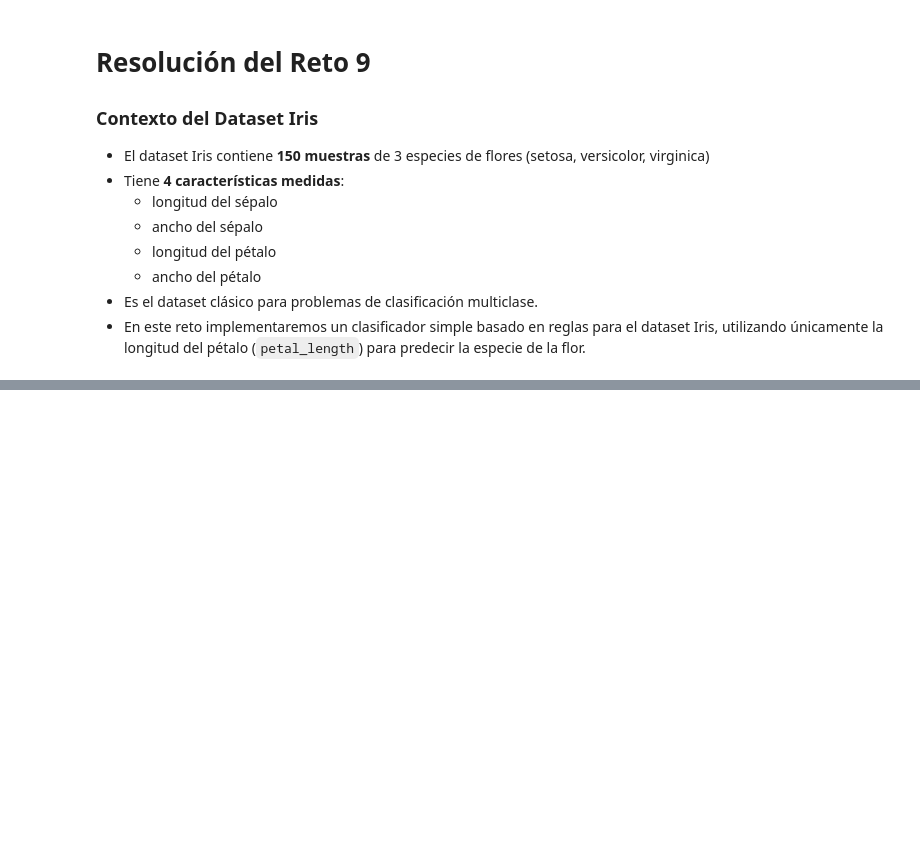
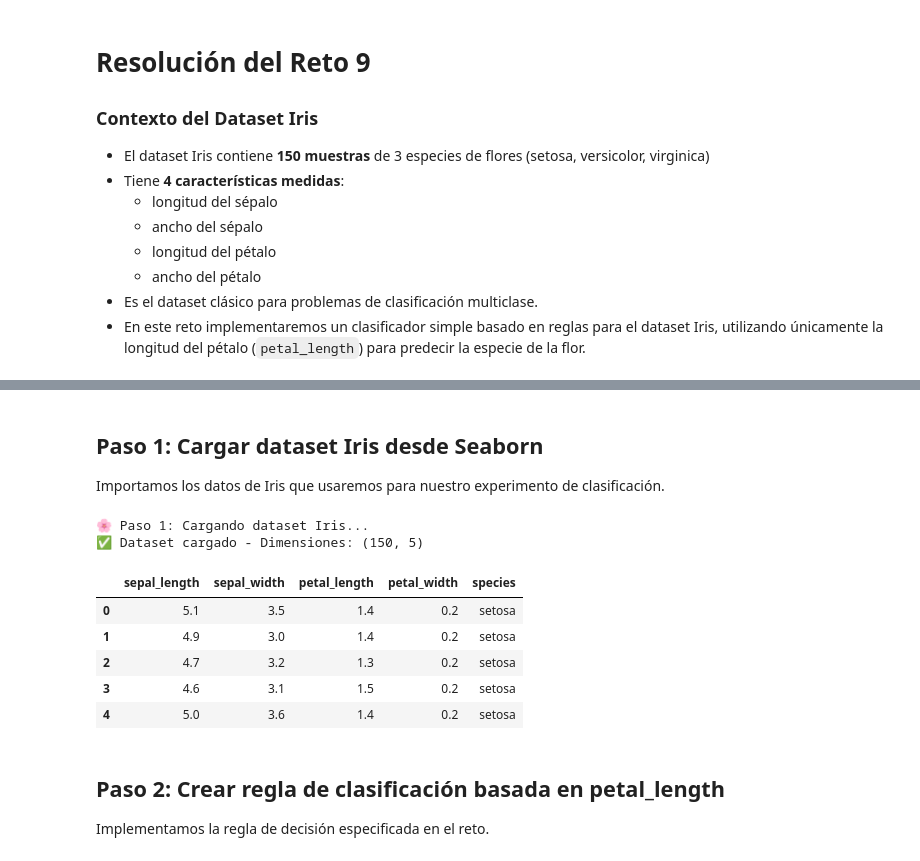
Before and after one commit to financieras/big_data, a Jupyter notebook: retos/reto_009.ipynb, the cells around one changed output, grey strips where cells are left out. Cells and saved outputs as stored; diff of their text form; code cells hidden in the pictures; blank space fills up the shorter version.

```diff
--- a/retos/reto_009.ipynb
+++ b/retos/reto_009.ipynb
@@ -224,0 +21,24 @@ precision_general = (df['prediccion'] == df['species']).mean()
+# %% [markdown]
+## **Paso 1: Cargar dataset Iris desde Seaborn**
+Importamos los datos de Iris que usaremos para nuestro experimento de clasificación.
+# %%
+# EJECUTA ESTE CÓDIGO PARA CARGAR IRIS
+print("🌸 Paso 1: Cargando dataset Iris...")
+import seaborn as sns
+import pandas as pd
+
+df = sns.load_dataset('iris')
+print(f"✅ Dataset cargado - Dimensiones: {df.shape}")
+df.head()
+# %% [output]
+🌸 Paso 1: Cargando dataset Iris...
+✅ Dataset cargado - Dimensiones: (150, 5)
+|  | sepal_length | sepal_width | petal_length | petal_width | species |
+| 0 | 5.1 | 3.5 | 1.4 | 0.2 | setosa |
+| 1 | 4.9 | 3.0 | 1.4 | 0.2 | setosa |
+| 2 | 4.7 | 3.2 | 1.3 | 0.2 | setosa |
+| 3 | 4.6 | 3.1 | 1.5 | 0.2 | setosa |
+| 4 | 5.0 | 3.6 | 1.4 | 0.2 | setosa |
+# %% [markdown]
+## **Paso 2: Crear regla de clasificación basada en petal_length**
+Implementamos la regla de decisión especificada en el reto.
```
Also changed, not shown: parts of 32 cells of this notebook.
